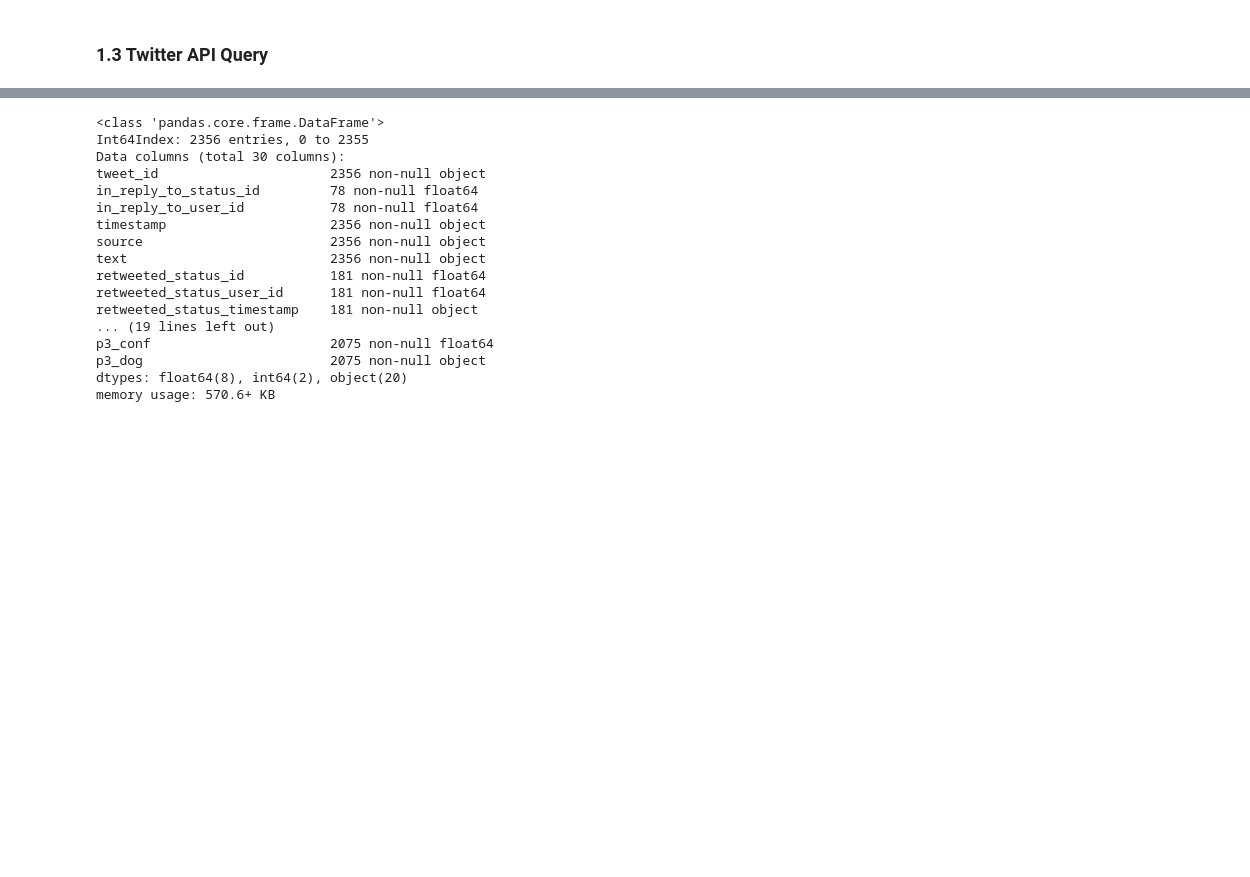
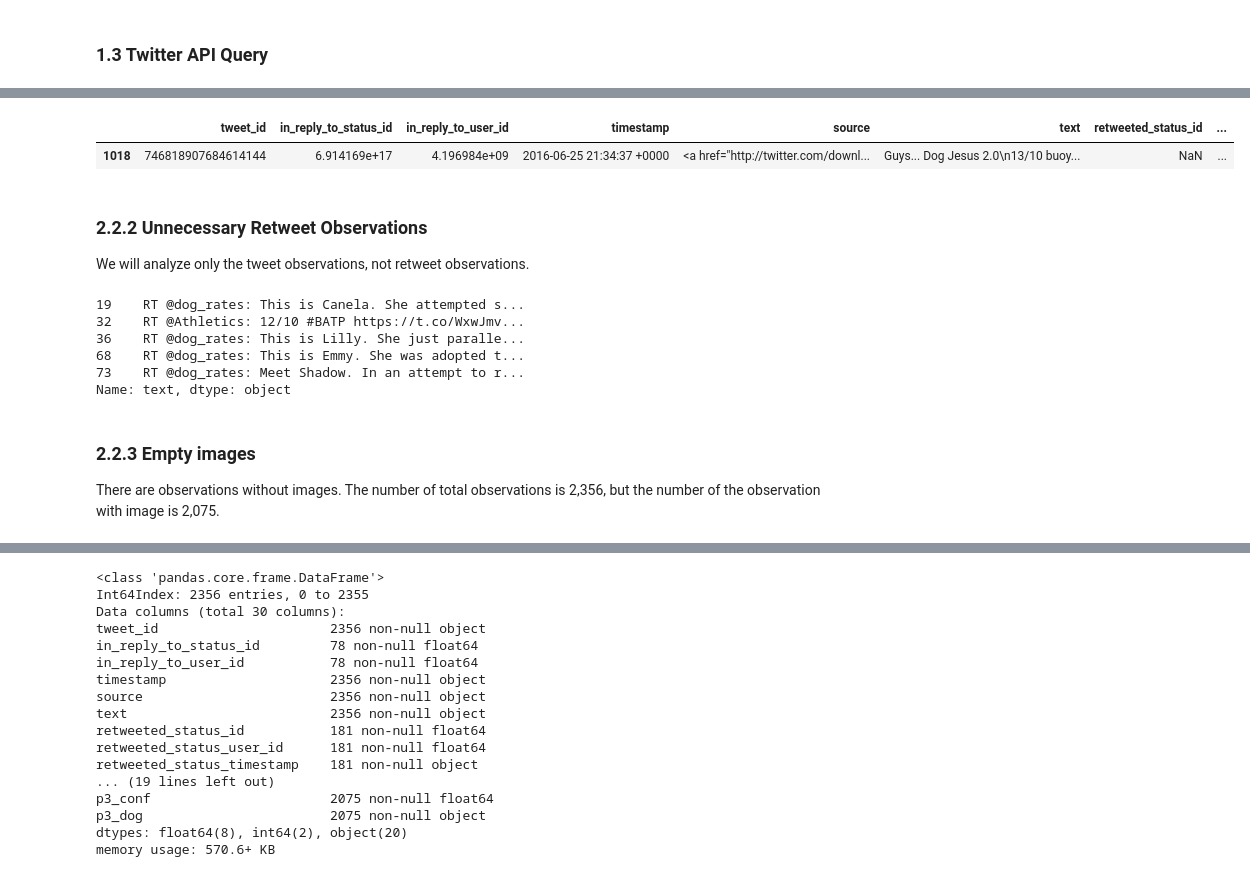
Before and after one commit to Hajeong-Noh/20180617_Wrangle-and-Analyze-Data, a Jupyter notebook: wrangle_act.ipynb, the cells around one changed output, grey strips where cells are left out. Cells and saved outputs as stored; diff of their text form; code cells hidden in the pictures; blank space fills up the shorter version.

```diff
--- a/wrangle_act.ipynb
+++ b/wrangle_act.ipynb
@@ -112,0 +217,21 @@ All DataFrames describes the observations of each tweet. There is no need for th
+# %%
+twitter_archive[twitter_archive.in_reply_to_status_id.notnull() & twitter_archive.in_reply_to_user_id.notnull()].sample()
+# %% [output]
+|  | tweet_id | in_reply_to_status_id | in_reply_to_user_id | timestamp | source | text | retweeted_status_id | ... |
+| 1018 | 746818907684614144 | 6.914169e+17 | 4.196984e+09 | 2016-06-25 21:34:37 +0000 | <a href="http://twitter.com/downl... | Guys... Dog Jesus 2.0\n13/10 buoy... | NaN | ... |
+# %% [markdown]
+### 2.2.2 Unnecessary Retweet Observations
+We will analyze only the tweet observations, not retweet observations.
+# %%
+# Retweet texts
+twitter_archive.text[twitter_archive.text.str.startswith('RT', na=False)].head()
+# %% [output]
+19    RT @dog_rates: This is Canela. She attempted s...
+32    RT @Athletics: 12/10 #BATP https://t.co/WxwJmv...
+36    RT @dog_rates: This is Lilly. She just paralle...
+68    RT @dog_rates: This is Emmy. She was adopted t...
+73    RT @dog_rates: Meet Shadow. In an attempt to r...
+Name: text, dtype: object
+# %% [markdown]
+### 2.2.3 Empty images
+There are observations without images. The number of total observations is 2,356, but the number of the observation with image is 2,075.
```
Also changed, not shown: parts of 98 cells of this notebook, 2 other files.
